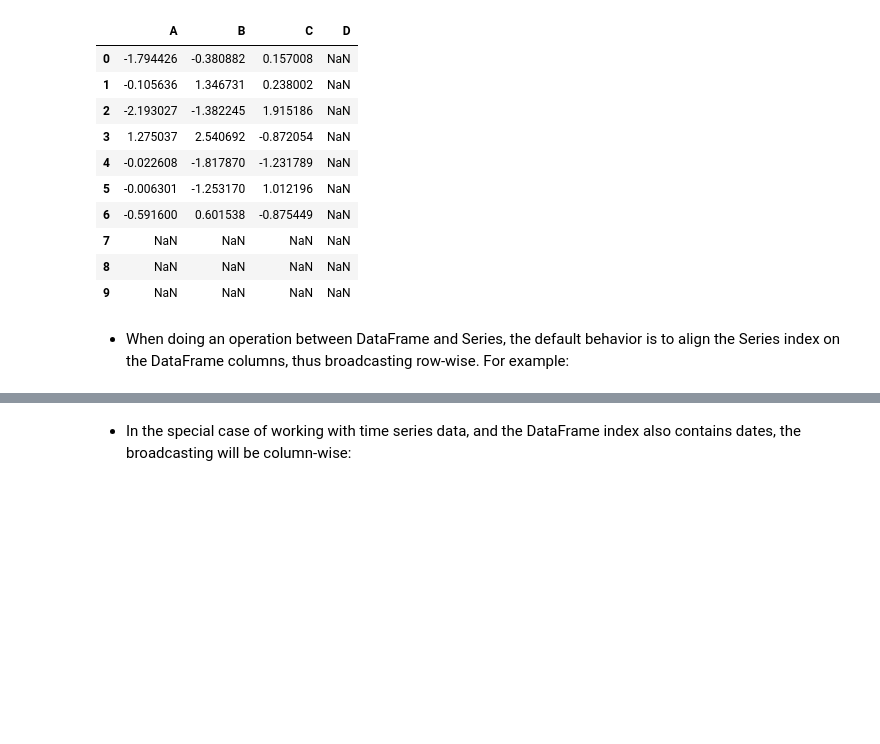
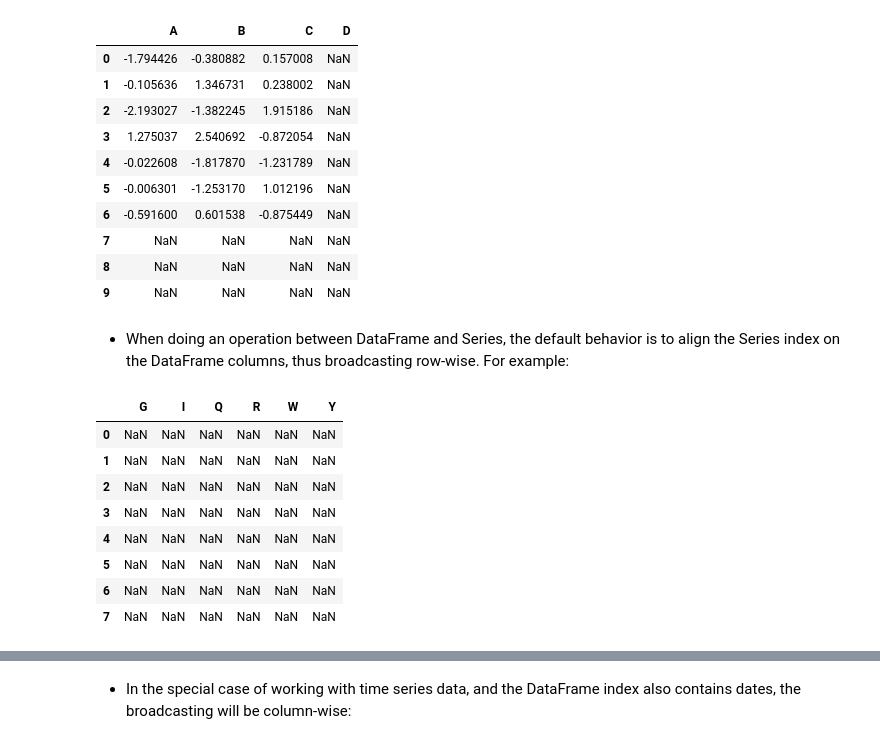
Before and after one commit to Pazelll/Week1-Introduction_to_Python, a Jupyter notebook: Introduction_to_Python.ipynb, the cells around one changed output, grey strips where cells are left out. Cells and saved outputs as stored; diff of their text form; code cells hidden in the pictures; blank space fills up the shorter version.

```diff
--- a/Introduction_to_Python.ipynb
+++ b/Introduction_to_Python.ipynb
@@ -1627,3 +2136,7 @@ df2
 | 4 | 0.552295 | -2.373425 | -1.137115 |
 | 5 | 0.080897 | -0.467685 | 0.484710 |
 | 6 | -0.478739 | -0.519066 | 0.058221 |
+# %%
+
+df2 = pd.DataFrame(np.random.randn(7, 2), columns=['Q', 'W'])
+df2
@@ -1643,3 +2165,15 @@ df1+df2
 | 9 | NaN | NaN | NaN | NaN |
 # %% [markdown]
 - When doing an operation between DataFrame and Series, the default behavior is to align the Series index on the DataFrame columns, thus broadcasting row-wise. For example:
+# %%
+df1+df2
+# %% [output]
+|  | G | I | Q | R | W | Y |
+| 0 | NaN | NaN | NaN | NaN | NaN | NaN |
+| 1 | NaN | NaN | NaN | NaN | NaN | NaN |
+| 2 | NaN | NaN | NaN | NaN | NaN | NaN |
+| 3 | NaN | NaN | NaN | NaN | NaN | NaN |
+| 4 | NaN | NaN | NaN | NaN | NaN | NaN |
+| 5 | NaN | NaN | NaN | NaN | NaN | NaN |
+| 6 | NaN | NaN | NaN | NaN | NaN | NaN |
+| 7 | NaN | NaN | NaN | NaN | NaN | NaN |
```
Also changed, not shown: parts of 88 cells of this notebook.
